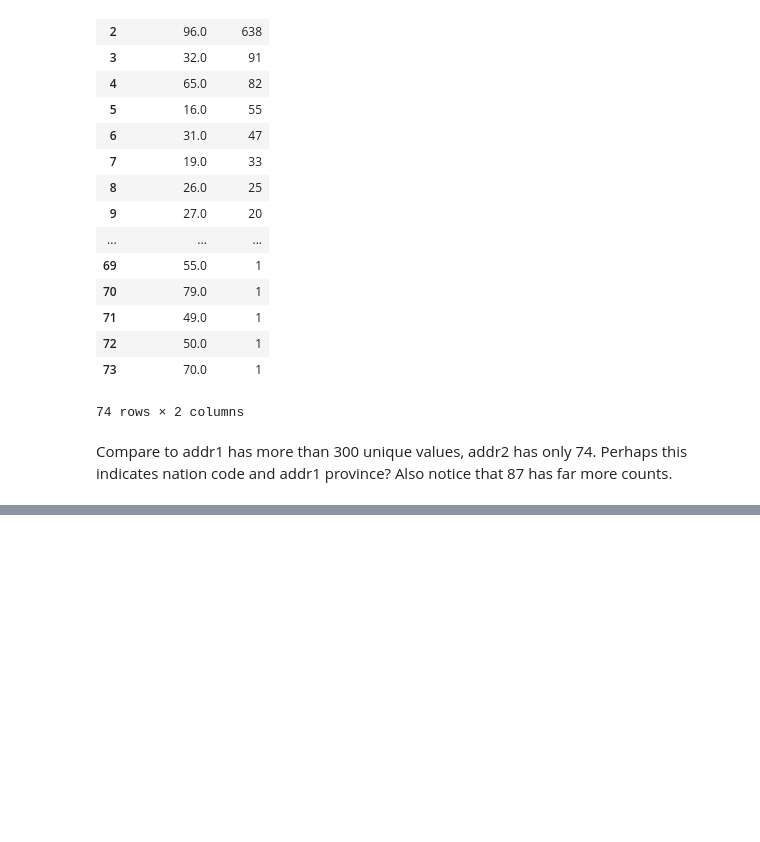
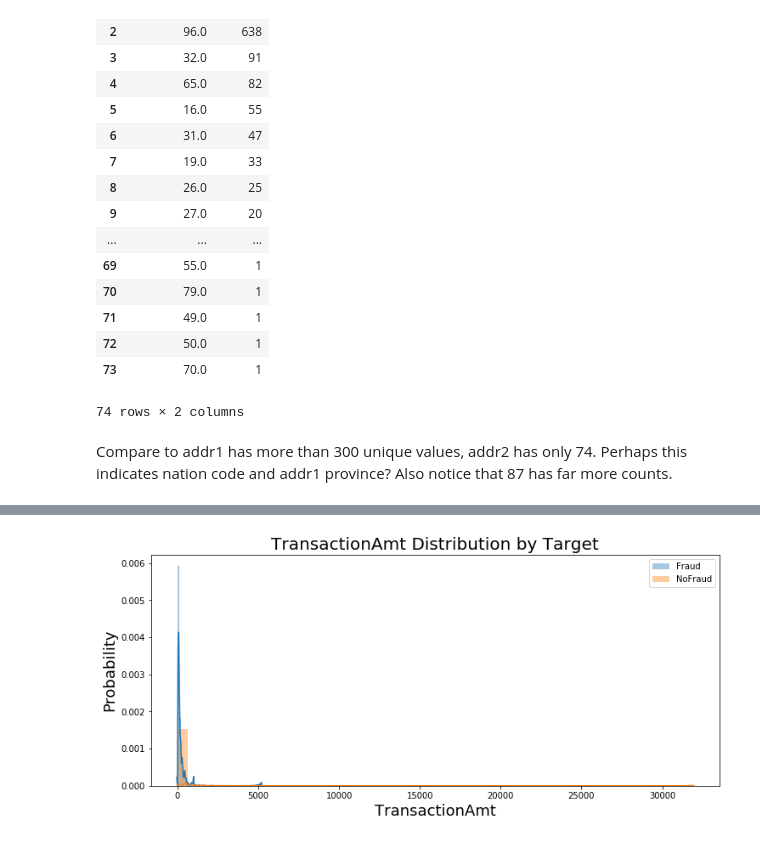
Before and after one commit to haataa/IEEE_CIS_Fraud_Detection, a Jupyter notebook: EDA.ipynb, the cells around one changed output, grey strips where cells are left out. Saved outputs shown, nothing was run; the diff lists cells and outputs as text; code cells hidden in the pictures; blank space fills up the shorter version.

```diff
--- a/EDA.ipynb
+++ b/EDA.ipynb
@@ -409,0 +425,22 @@ Compare to addr1 has more than 300 unique values, addr2 has only 74. Perhaps thi
+# %%
+def compare_distribution(df,colname,targetname,targetdict):
+    """check column distribution difference of give different target variable
+    in the case of binary classifications.
+
+    Args
+    df: data frame.
+    colname: string. The column name to be evaluated.
+    targetname: string. The column name of the target variable.
+    targetdict:dict. Vaule and name of each class.
+
+    Returns
+    None
+    """
+    plt.figure(figsize=(12,5))
+    keys = list(targetdict.keys())
+    plt1 = sns.distplot(df[df[targetname] == keys[0]][colname].dropna(), label=targetdict[keys[0]])
+    plt1 = sns.distplot(df[df[targetname] == keys[1]][colname].dropna(), label=targetdict[keys[1]])
+    plt1.legend()
+    plt1.set_title("%s Distribution by Target"%colname, fontsize=20)
+    plt1.set_xlabel(colname, fontsize=18)
+    plt1.set_ylabel("Probability", fontsize=18)
@@ -409,0 +475,4 @@ Compare to addr1 has more than 300 unique values, addr2 has only 74. Perhaps thi
+# %%
+compare_distribution(df_train_transac,'TransactionAmt','isFraud',dict)
+# %% [output]
+[figure, added]
```
Also changed, not shown: parts of 13 cells of this notebook.
